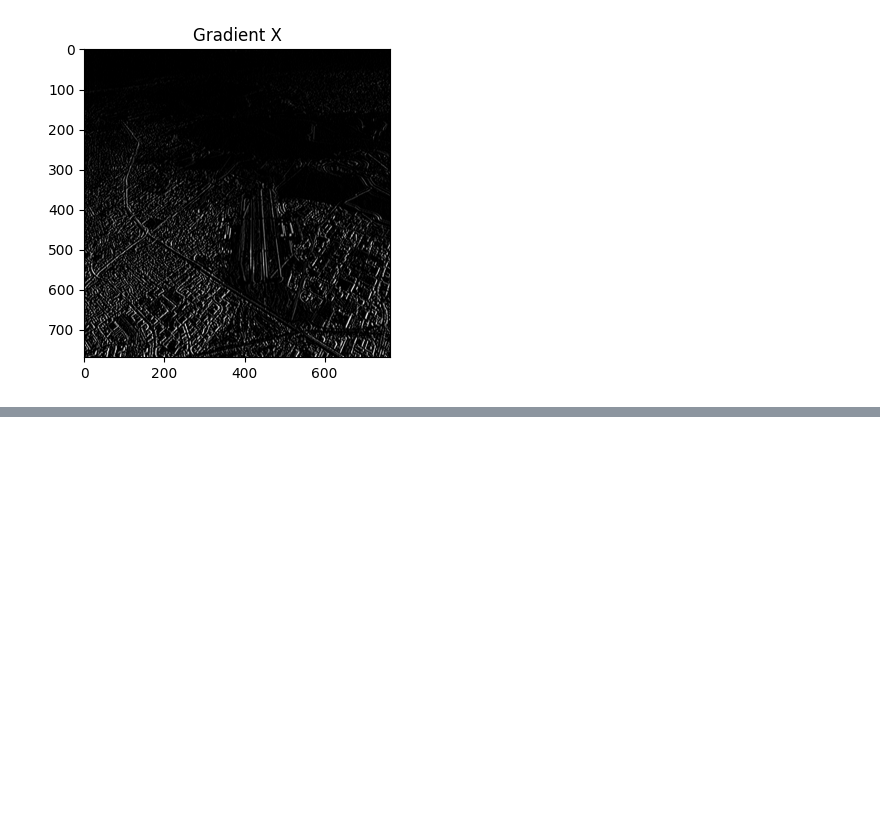
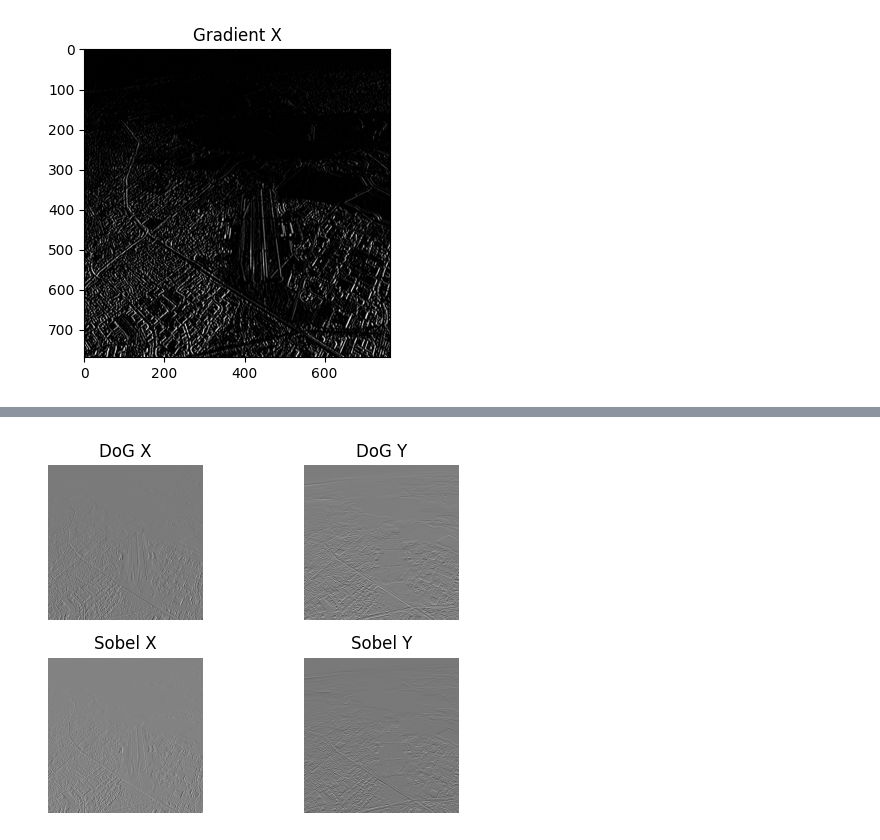
Before and after one commit to Bavitharan/computer-vision-assignment1, a Jupyter notebook: Assignment1.ipynb, the cells around one changed output, grey strips where cells are left out. Saved outputs shown, nothing was run; the diff lists cells and outputs as text; code cells hidden in the pictures; blank space fills up the shorter version.

```diff
--- a/Assignment1.ipynb
+++ b/Assignment1.ipynb
@@ -216,0 +236,11 @@ Text(0.5, 1.0, 'Gradient X')
+# %%
+sobel_x = cv2.Sobel(runway, cv2.CV_64F, 1, 0, ksize=5)
+sobel_y = cv2.Sobel(runway, cv2.CV_64F, 0, 1, ksize=5)
+
+plt.subplot(2,2,1); plt.imshow(grad_x, cmap='gray'); plt.title("DoG X"); plt.axis('off')
+plt.subplot(2,2,2); plt.imshow(grad_y, cmap='gray'); plt.title("DoG Y"); plt.axis('off')
+plt.subplot(2,2,3); plt.imshow(sobel_x, cmap='gray'); plt.title("Sobel X"); plt.axis('off')
+plt.subplot(2,2,4); plt.imshow(sobel_y, cmap='gray'); plt.title("Sobel Y"); plt.axis('off')
+plt.tight_layout()
+# %% [output]
+[figure, added]
```
Also changed, not shown: parts of 2 cells of this notebook.
